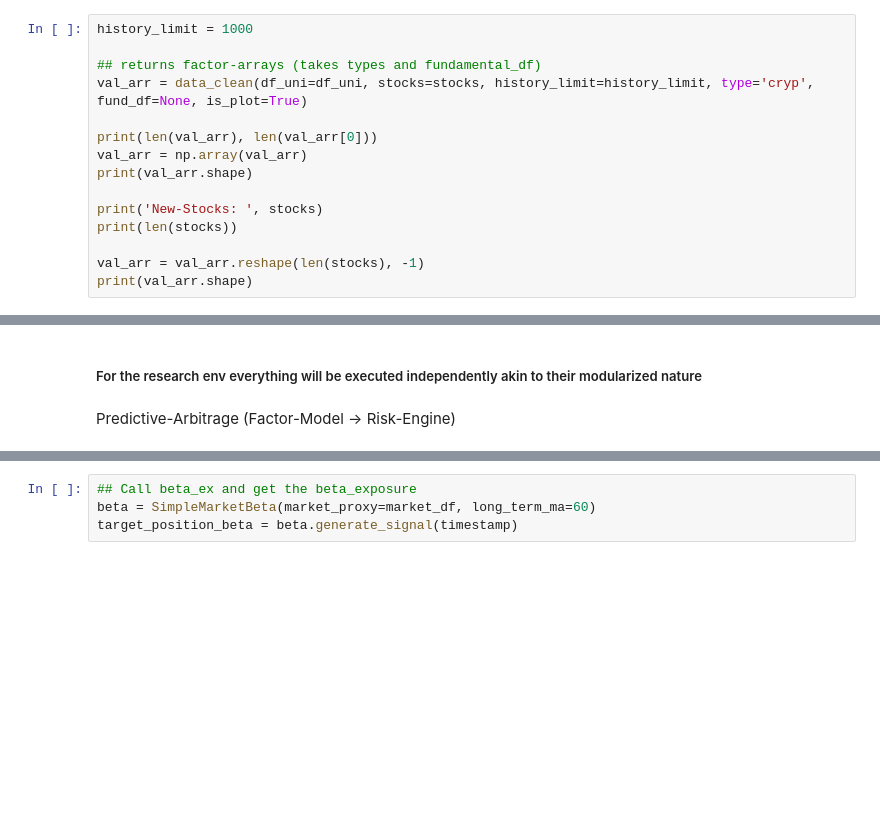
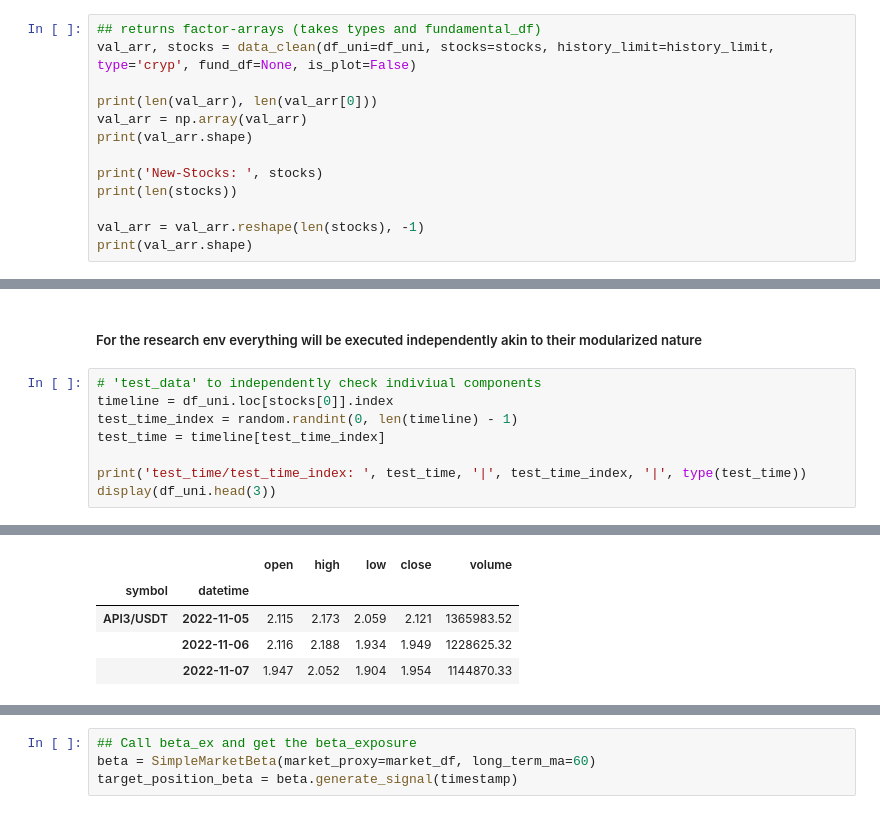
Before and after one commit to AlikMon88/ML-Pairs-Open, a Jupyter notebook: Research/research_v2.ipynb, the cells around one changed output, grey strips where cells are left out. Cells and saved outputs as stored; diff of their text form; blank space fills up the shorter version.

```diff
--- a/Research/research_v2.ipynb
+++ b/Research/research_v2.ipynb
@@ -169,10 +235,8 @@ plt.show()
 # %% [markdown]
 Data-Cleaning
 # %%
-history_limit = 1000
-
 ## returns factor-arrays (takes types and fundamental_df)
-val_arr = data_clean(df_uni=df_uni, stocks=stocks, history_limit=history_limit, type='cryp', fund_df=None, is_plot=True)
+val_arr, stocks = data_clean(df_uni=df_uni, stocks=stocks, history_limit=history_limit, type='cryp', fund_df=None, is_plot=False)
 
 print(len(val_arr), len(val_arr[0]))
 val_arr = np.array(val_arr)
@@ -209,5 +290,12 @@ from utils.forward_test import *
 from utils.analytics import *
 # %% [markdown]
 ##### For the research env everything will be executed independently akin to their modularized nature
-# %% [markdown]
-Predictive-Arbitrage (Factor-Model -> Risk-Engine)
+# %%
+# 'test_data' to independently check indiviual components
+timeline = df_uni.loc[stocks[0]].index
+test_time_index = random.randint(0, len(timeline) - 1)
+test_time = timeline[test_time_index]
+
+print('test_time/test_time_index: ', test_time, '|', test_time_index, '|', type(test_time))
+display(df_uni.head(3))
+# %% [output]
@@ -214,3 +303,8 @@ Predictive-Arbitrage (Factor-Model -> Risk-Engine)
+|  |  | open | high | low | close | volume |
+| symbol | datetime |  |  |  |  |  |
+| API3/USDT | 2022-11-05 | 2.115 | 2.173 | 2.059 | 2.121 | 1365983.52 |
+|  | 2022-11-06 | 2.116 | 2.188 | 1.934 | 1.949 | 1228625.32 |
+|  | 2022-11-07 | 1.947 | 2.052 | 1.904 | 1.954 | 1144870.33 |
 # %%
 ## Call factor_model and pass the retrieved clean/data
 factor_model = FactorModelPairs(stocks, variance_perc, is_plot=False)
```
Also changed, not shown: parts of 18 cells of this notebook, 3 other files.
